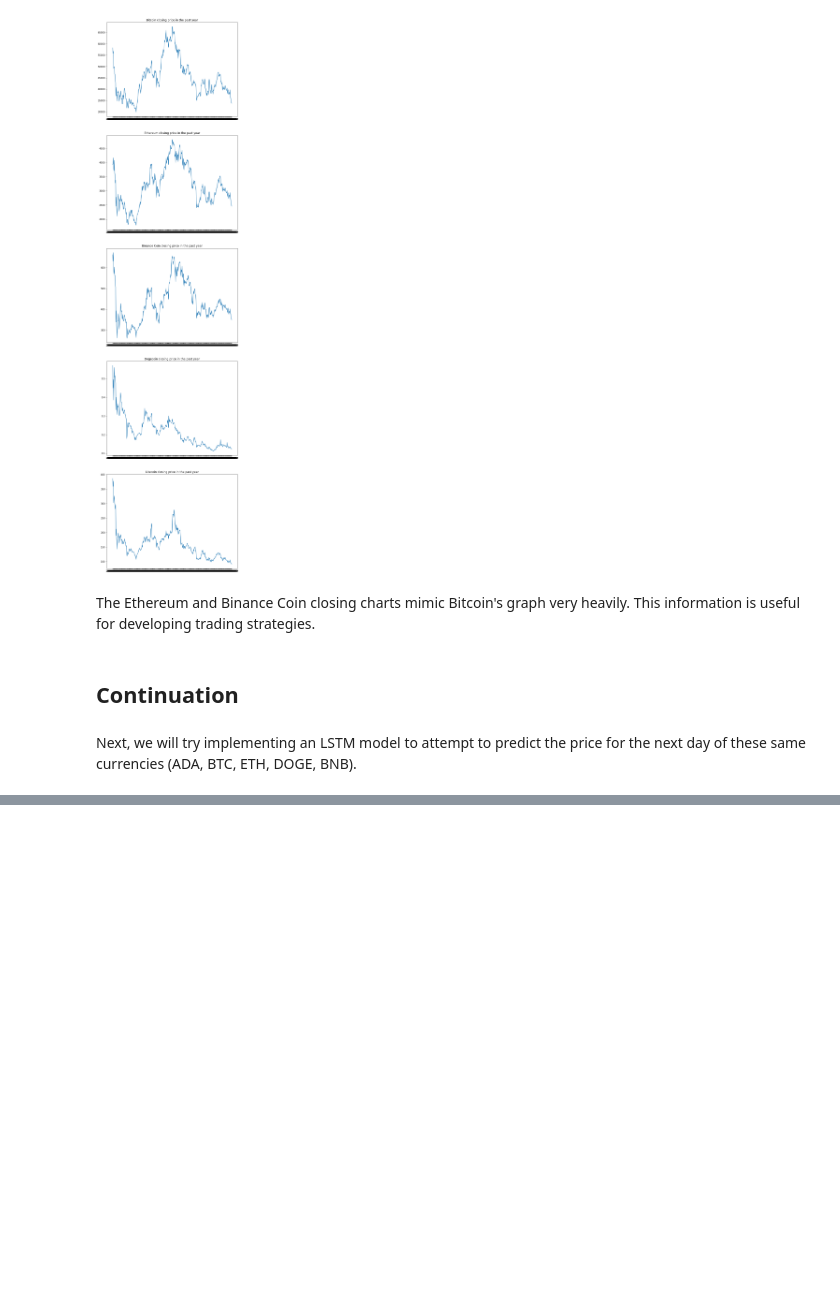
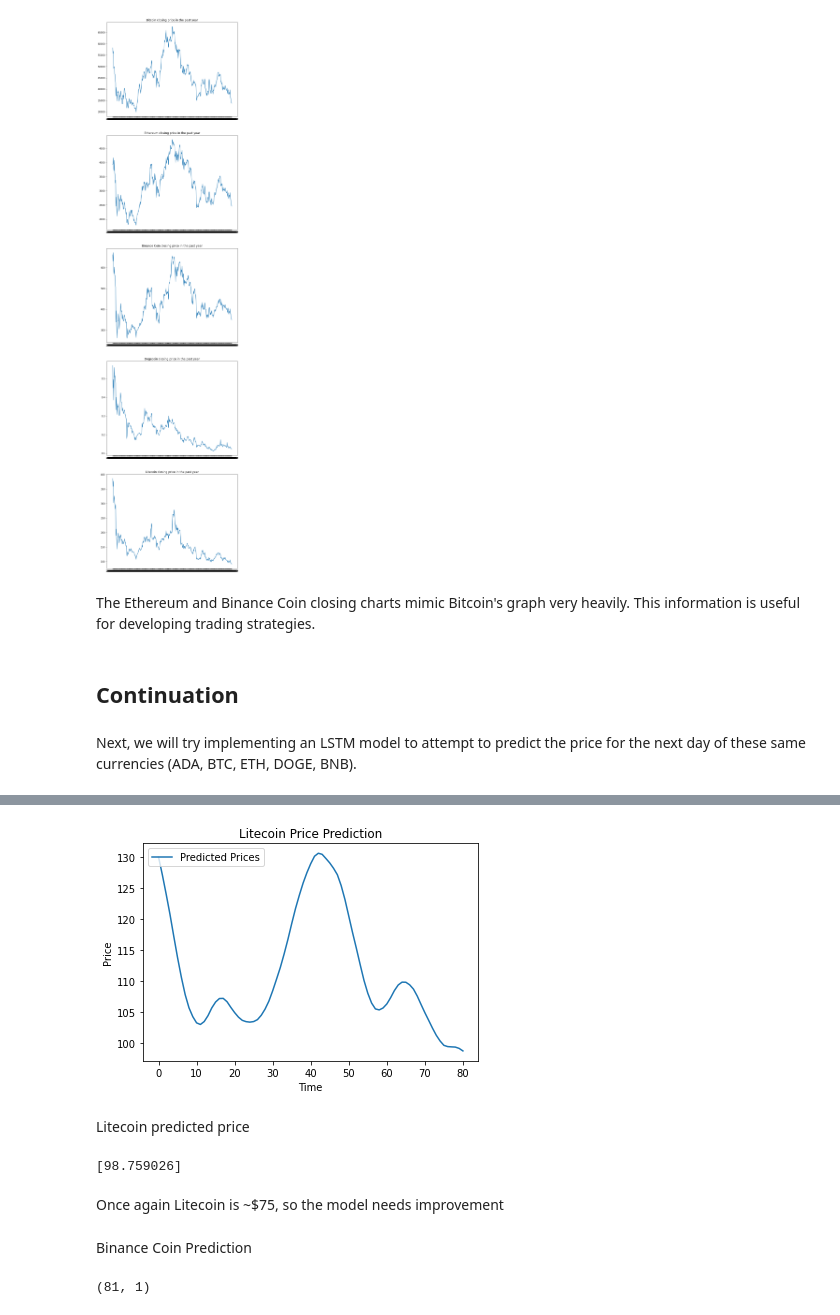
Before and after one commit to isaacmg00/542-final, a Jupyter notebook: COMP 542 Final - Cryptocurrency Analysis using Machine Learning.ipynb, the cells around one changed output, grey strips where cells are left out. Drawn from its saved outputs; the diff is of its cells as text; code cells hidden in the pictures; blank space fills up the shorter version.

```diff
--- a/COMP 542 Final - Cryptocurrency Analysis using Machine Learning.ipynb
+++ b/COMP 542 Final - Cryptocurrency Analysis using Machine Learning.ipynb
@@ -507,0 +644,2 @@ AttributeError: 'DataFrame' object has no attribute 'reshape'
+# %%
+ltc_model_data = ltc_data['Close']
@@ -507,0 +667,39 @@ AttributeError: 'DataFrame' object has no attribute 'reshape'
+# %%
+plt.plot(prediction, label = 'Predicted Prices')
+plt.title('Litecoin Price Prediction')
+plt.xlabel('Time')
+plt.ylabel('Price')
+plt.legend(loc = 'upper left')
+plt.show()
+# %% [output]
+[figure, added]
+# %% [markdown]
+Litecoin predicted price
+# %%
+predicted_price = [prediction[-1]]
+
+print(predicted_price[0])
+# %% [output]
+[98.759026]
+# %% [markdown]
+Once again Litecoin is ~$75, so the model needs improvement
+# %% [markdown]
+Binance Coin Prediction
+# %%
+bnb_model_data = bnb_data['Close']
+bnb_model_input = bnb_model_data[255 - len(bnb_model_data):].values
+bnb_model_input = bnb_model_input.reshape(-1, 1)
+bnb_model_input = scaler.fit_transform(bnb_model_input)
+test = []
+
+for j in range(prediction_days, len(bnb_model_input)):
+    test.append(bnb_model_input[j-prediction_days:j, 0])
+test = np.array(test)
+test = np.reshape(test, (test.shape[0], test.shape[1], 1))
+
+# prediction
+prediction = final_model.predict(test)
+prediction = scaler.inverse_transform(prediction)
+prediction.shape
+# %% [output]
+(81, 1)
```
Also changed, not shown: parts of 58 cells of this notebook.
